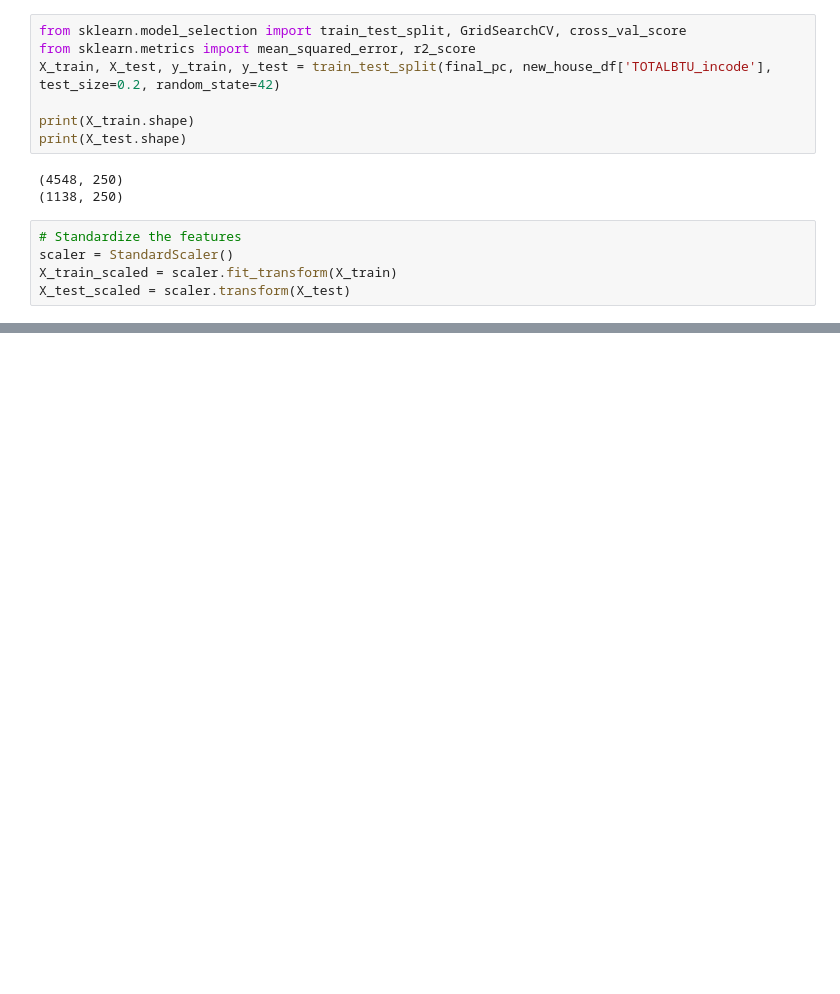
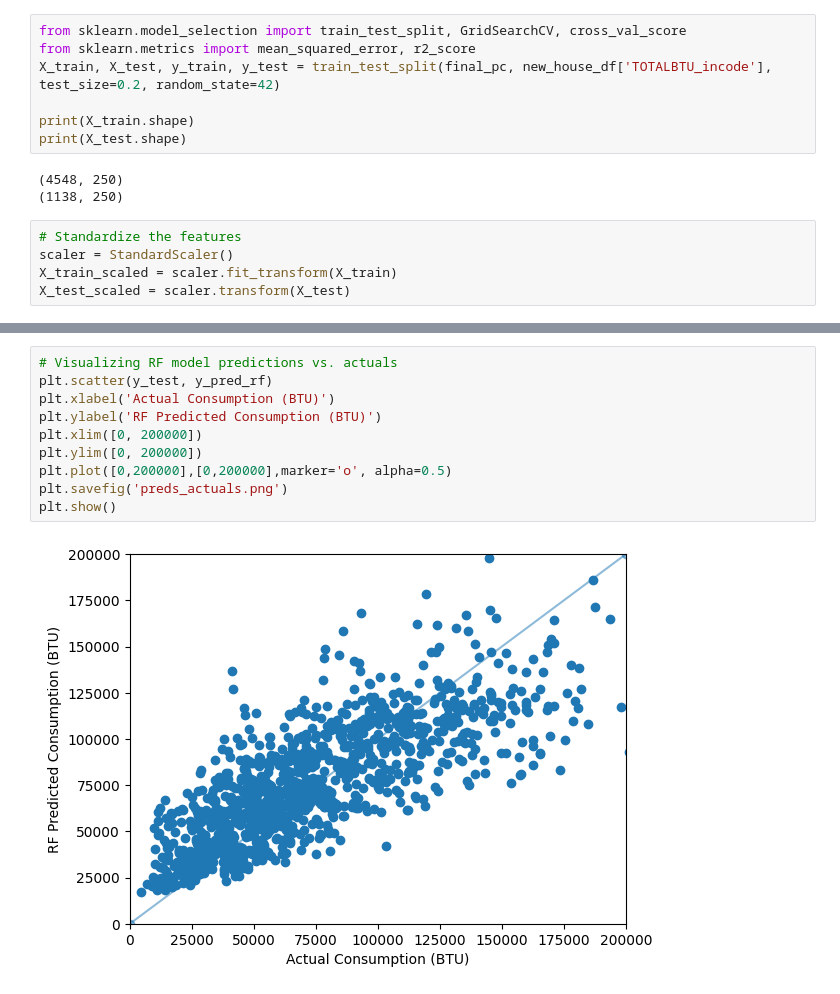
Before and after one commit to FahimS45/ML_projects_under_development, a Jupyter notebook: Energy/Residential_energy_consumption_prediction_in_BTU/Residential_energy_consumption_prediction_in_BTU.ipynb, the cells around one changed output, grey strips where cells are left out. Saved outputs shown, nothing was run; the diff lists cells and outputs as text; blank space fills up the shorter version.

```diff
--- a/Energy/Residential_energy_consumption_prediction_in_BTU/Residential_energy_consumption_prediction_in_BTU.ipynb
+++ b/Energy/Residential_energy_consumption_prediction_in_BTU/Residential_energy_consumption_prediction_in_BTU.ipynb
@@ -1024,0 +1035,12 @@ plt.show()
+# %%
+# Visualizing RF model predictions vs. actuals
+plt.scatter(y_test, y_pred_rf)
+plt.xlabel('Actual Consumption (BTU)')
+plt.ylabel('RF Predicted Consumption (BTU)')
+plt.xlim([0, 200000])
+plt.ylim([0, 200000])
+plt.plot([0,200000],[0,200000],marker='o', alpha=0.5)
+plt.savefig('preds_actuals.png')
+plt.show()
+# %% [output]
+[figure, added]
```
Also changed, not shown: parts of 11 cells of this notebook.
